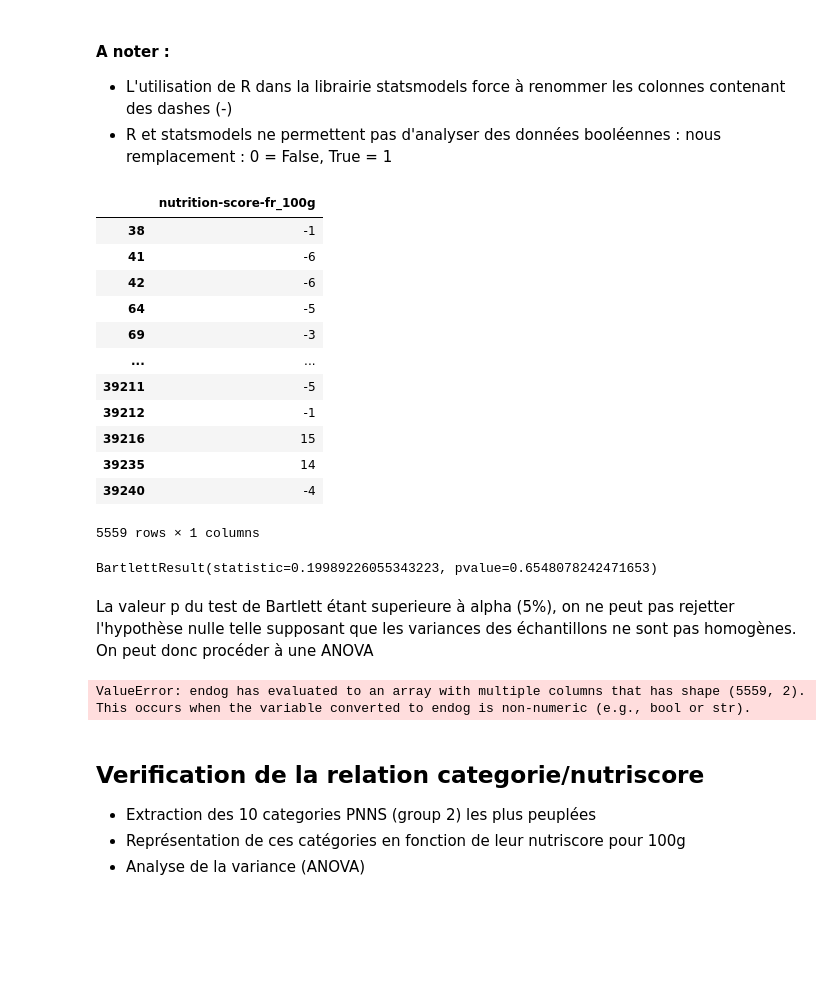
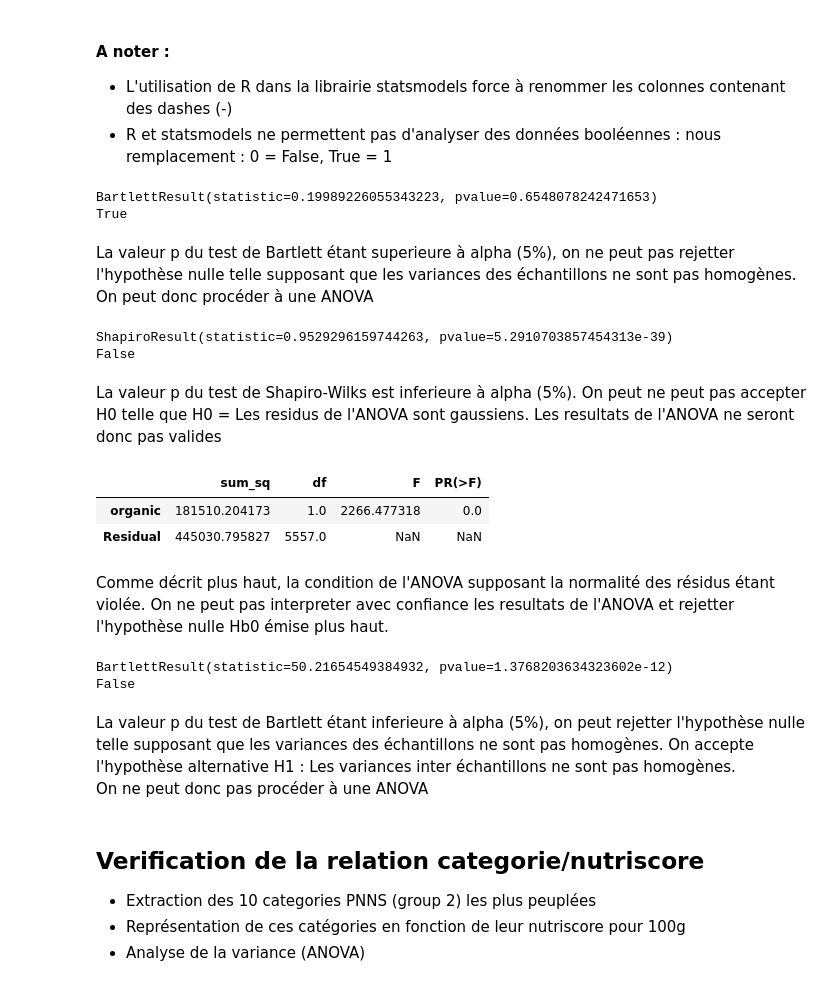
Before and after one commit to Psemp/ds_project_3, a Jupyter notebook: exploratory_analysis.ipynb, the cells around one changed output. Cells and saved outputs as stored; diff of their text form; code cells hidden in the pictures; blank space fills up the shorter version.

```diff
--- a/exploratory_analysis.ipynb
+++ b/exploratory_analysis.ipynb
@@ -461,33 +464,14 @@ max                  35.000000
 
 - L'utilisation de R dans la librairie statsmodels force à renommer les colonnes contenant des dashes (-)
 - R et statsmodels ne permettent pas d'analyser des données booléennes : nous remplacement : 0 = False, True = 1
-# %%
-data_org_t
-# %% [output]
-|  | nutrition-score-fr_100g |
-| 38 | -1 |
-| 41 | -6 |
-| 42 | -6 |
-| 64 | -5 |
-| 69 | -3 |
-| ... | ... |
-| 39211 | -5 |
-| 39212 | -1 |
-| 39216 | 15 |
-| 39235 | 14 |
-| 39240 | -4 |
-5559 rows × 1 columns
 # %%
-# anova_org = stats.f_oneway(data_org_t, data_org_f)
+bartlett_test_org = stats.bartlett(data_org_t["nutrition-score-fr_100g"], data_org_f["nutrition-score-fr_100g"])
 
-stats.bartlett(data_org_t["nutrition-score-fr_100g"], data_org_f["nutrition-score-fr_100g"])
-
-# stats.shapiro(data_org["nutrition-score-fr_100g"])
-# print(ttest_org.pvalue[0] < 0.05, "## p_value = ", ttest_org.pvalue[0])
-# print(ttest_org)
-# anova_org
+print(bartlett_test_org)
+print(bartlett_test_org.pvalue > alpha)
 # %% [output]
 BartlettResult(statistic=0.19989226055343223, pvalue=0.6548078242471653)
+True
 # %% [markdown]
 La valeur p du test de Bartlett étant superieure à alpha (5%), on ne peut pas rejetter l'hypothèse nulle telle supposant que les variances des échantillons ne sont pas homogènes.
 <br>
@@ -497,12 +481,37 @@ renamed_org = data_org.rename(columns={"nutrition-score-fr_100g": "nsfr"})
 renamed_org.dropna(inplace=True)
 
 model_org = smf.ols('nsfr ~ organic', data=renamed_org).fit()
-anova_table_org = sm.stats.anova_lm(model, typ=2)
-anova_table_org
+
+shapiro_test_org = stats.shapiro(model_org.resid)
+print(shapiro_test_org)
+print(shapiro_test_org.pvalue > alpha)
 # %% [output]
-ValueError: endog has evaluated to an array with multiple columns that has shape (5559, 2). This occurs when the variable converted to endog is non-numeric (e.g., bool or str).
+ShapiroResult(statistic=0.9529296159744263, pvalue=5.2910703857454313e-39)
+False
+# %% [markdown]
+La valeur p du test de Shapiro-Wilks est inferieure à alpha (5%). On peut ne peut pas accepter H0 telle que H0 = Les residus de l'ANOVA sont gaussiens.
+Les resultats de l'ANOVA ne seront donc pas valides
+# %%
+anova_table_org = sm.stats.anova_lm(model_org, typ=2)
+anova_table_org
+# %% [output]
+|  | sum_sq | df | F | PR(>F) |
+| organic | 181510.204173 | 1.0 | 2266.477318 | 0.0 |
+| Residual | 445030.795827 | 5557.0 | NaN | NaN |
+# %% [markdown]
+Comme décrit plus haut, la condition de l'ANOVA supposant la normalité des résidus étant violée. On ne peut pas interpreter avec confiance les resultats de l'ANOVA et rejetter l'hypothèse nulle Hb0 émise plus haut.
 # %%
-# stats.ttest_ind(data_palm_t, data_palm_f)
+bartlett_test_palm = stats.bartlett(data_palm_t["nutrition-score-fr_100g"], data_palm_f["nutrition-score-fr_100g"])
+
+print(bartlett_test_palm)
+print(bartlett_test_palm.pvalue > alpha)
+# %% [output]
+BartlettResult(statistic=50.21654549384932, pvalue=1.3768203634323602e-12)
+False
+# %% [markdown]
+La valeur p du test de Bartlett étant inferieure à alpha (5%), on peut rejetter l'hypothèse nulle telle supposant que les variances des échantillons ne sont pas homogènes. On accepte l'hypothèse alternative H1 : Les variances inter échantillons ne sont pas homogènes.
+<br>
+On ne peut donc pas procéder à une ANOVA
 # %% [markdown]
 <h2>Verification de la relation categorie/nutriscore</h2>
 
```
Also changed, not shown: parts of 9 cells of this notebook, 1 other file.
